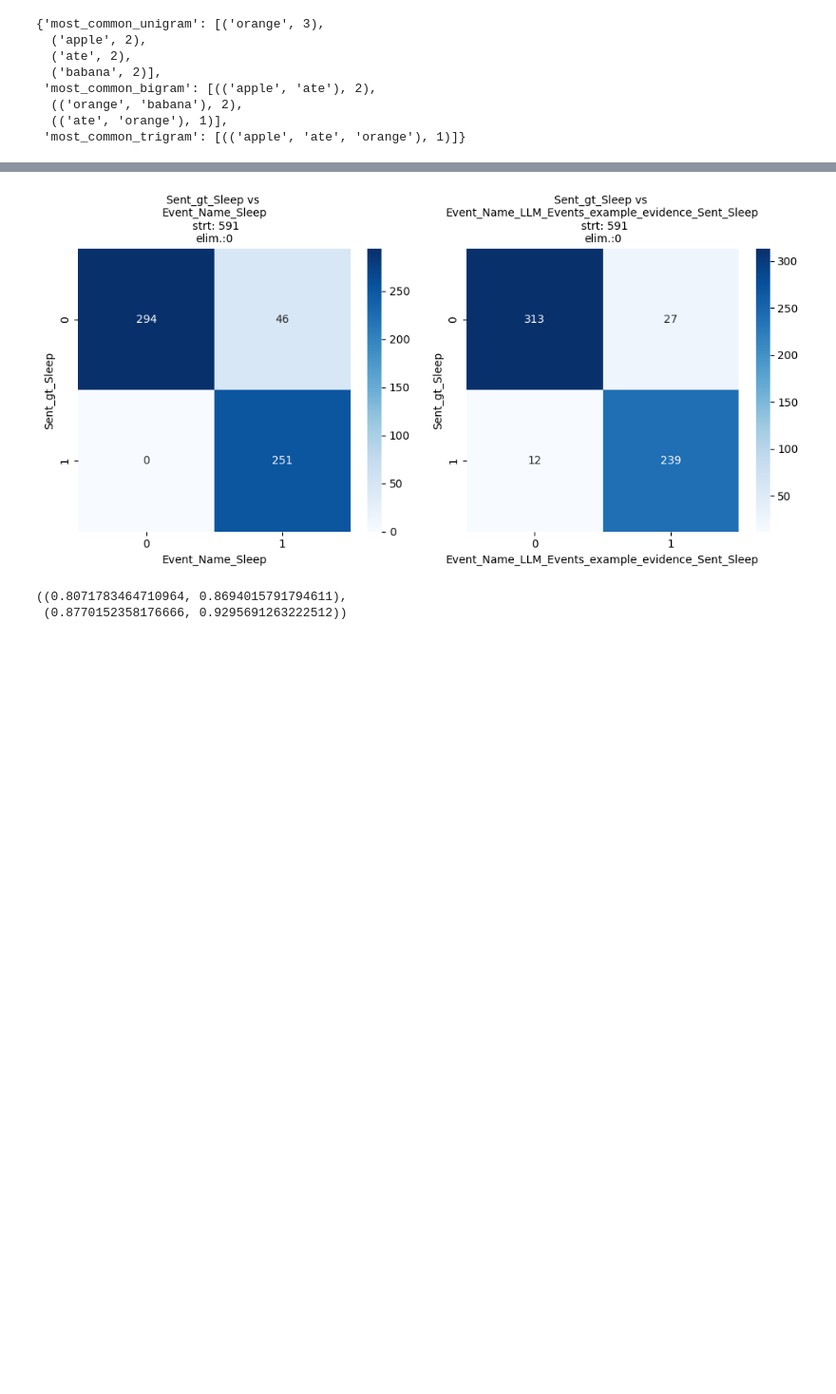
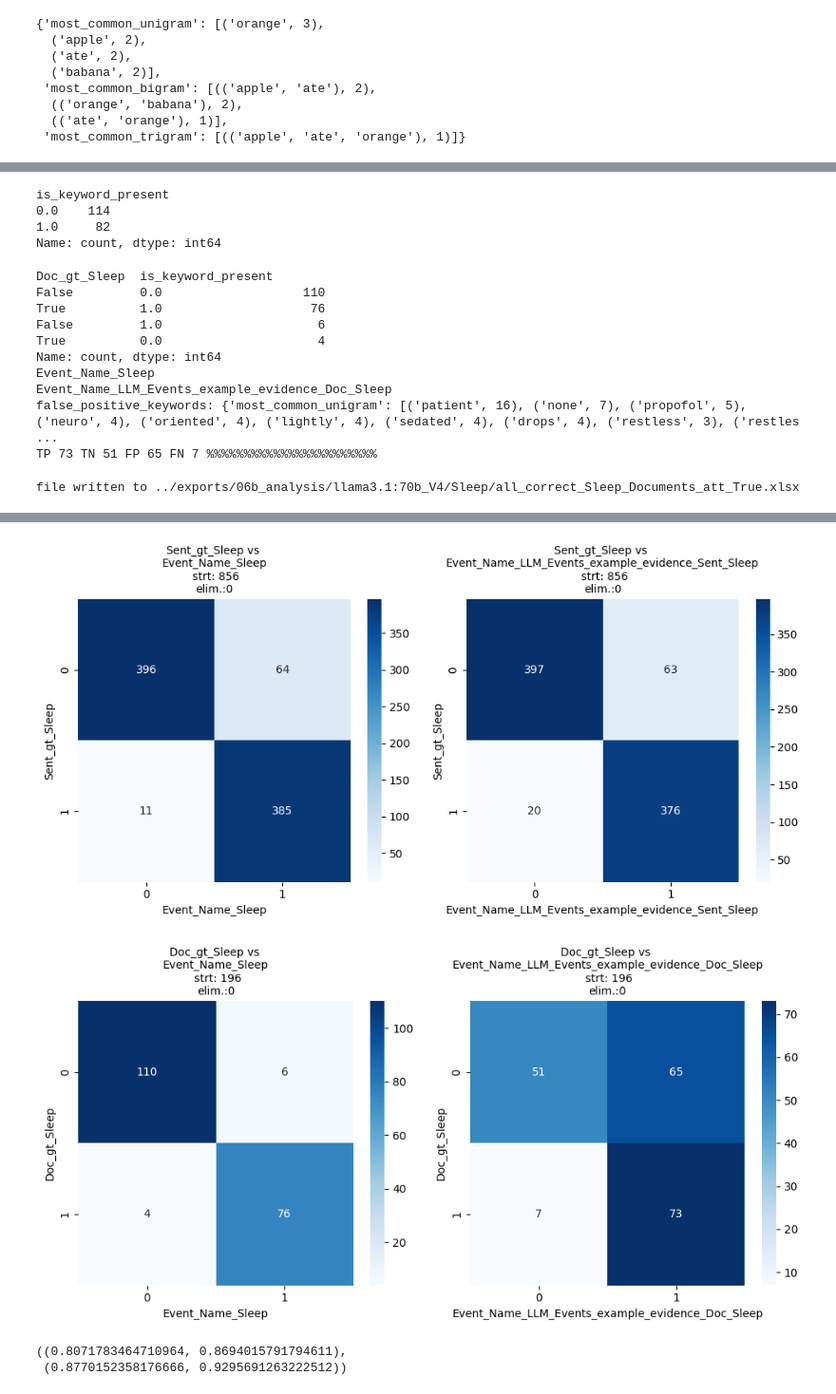
Before and after one commit to allmin/llm_text_to_event, a Jupyter notebook: scripts/06_analyse_Sent-SET_Doc-SET.ipynb, the cells around one changed output, grey strips where cells are left out. Shown at 95% size. Drawn from its saved outputs; the diff is of its cells as text; code cells hidden in the pictures; blank space fills up the shorter version.

Commit message:
Analysis results

```diff
--- a/scripts/06_analyse_Sent-SET_Doc-SET.ipynb
+++ b/scripts/06_analyse_Sent-SET_Doc-SET.ipynb
@@ -222,7 +222,7 @@ for analysis_type in ["all"]: #(M-SET, A-SET, D-SET, F-SET)
             continue
 
         llm_files = [i for i in llm_files if "True" in i]
-        llm_files = [i for i in llm_files if "Sent" in i]
+        # llm_files = [i for i in llm_files if "Sent" in i]
         for file in llm_files:
             filename = os.path.basename(file).rstrip('.pkl')
             print(filename)
@@ -393,0 +398,15 @@ file written to ../exports/06b_analysis/llama3.1:70b_V4/Sleep/all_correct_Sleep_
+is_keyword_present
+0.0    114
+1.0     82
+Name: count, dtype: int64
+Doc_gt_Sleep  is_keyword_present
+False         0.0                   110
+True          1.0                    76
+False         1.0                     6
+True          0.0                     4
+Name: count, dtype: int64
+Event_Name_Sleep
+Event_Name_LLM_Events_example_evidence_Doc_Sleep
+false_positive_keywords: {'most_common_unigram': [('patient', 16), ('none', 7), ('propofol', 5), ('neuro', 4), ('oriented', 4), ('lightly', 4), ('sedated', 4), ('drops', 4), ('restless', 3), ('restles ...
+TP 73 TN 51 FP 65 FN 7 %%%%%%%%%%%%%%%%%%%%%%%
+file written to ../exports/06b_analysis/llama3.1:70b_V4/Sleep/all_correct_Sleep_Documents_att_True.xlsx
@@ -394,4 +416,5 @@ file written to ../exports/06b_analysis/llama3.1:70b_V4/Sleep/all_correct_Sleep_
-[figure, old version]
+[figure, new version]
+[figure, added]
 # %%
 proportion_confint(451, 451 + 87, alpha=0.05, method='normal'),proportion_confint(439, 439 + 47, alpha=0.05, method='normal')
 # %% [output]
```
Also changed, not shown: parts of 1 cell of this notebook, 25 other files.
